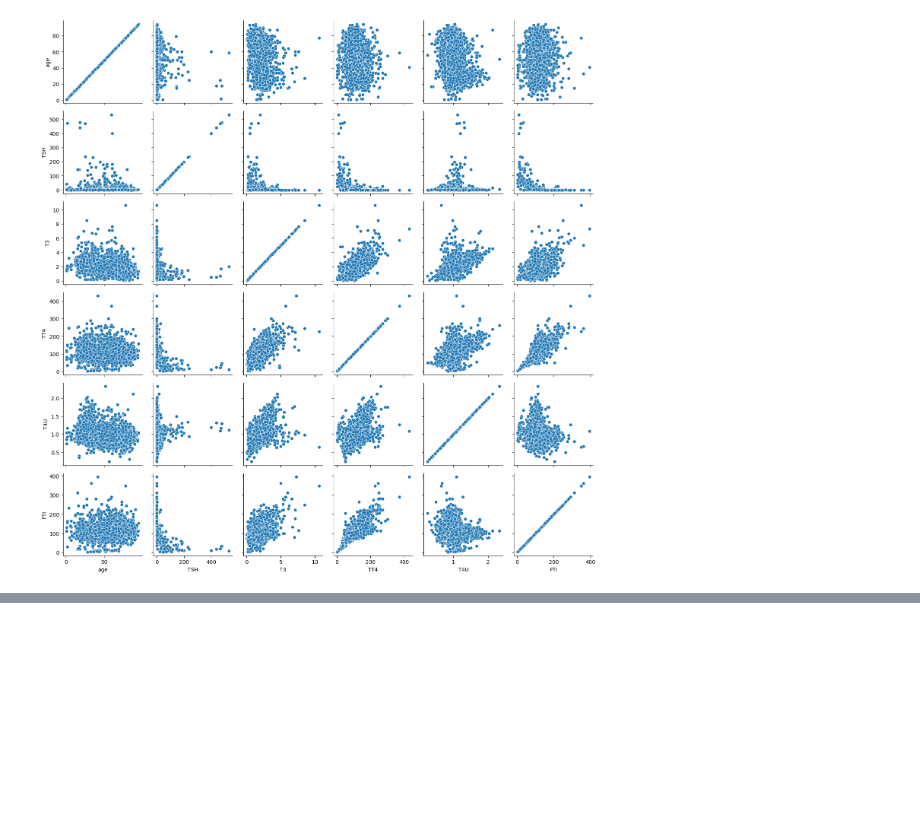
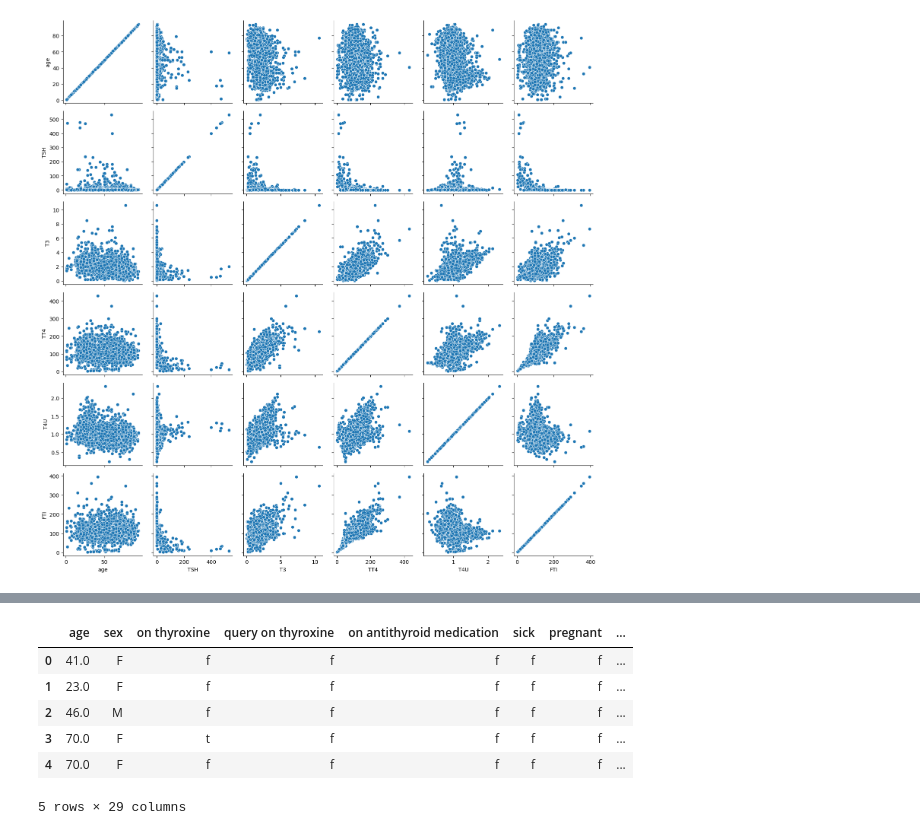
Before and after one commit to daredevil007-aks/Thyroid_-disease_detection_ML, a Jupyter notebook: Data/EDA.ipynb, the cells around one changed output, grey strips where cells are left out. Drawn from its saved outputs; the diff is of its cells as text; code cells hidden in the pictures; blank space fills up the shorter version.

```diff
--- a/Data/EDA.ipynb
+++ b/Data/EDA.ipynb
@@ -100,0 +121,10 @@ g.map(sns.scatterplot)
+# %%
+df.head(5)
+# %% [output]
+|  | age | sex | on thyroxine | query on thyroxine | on antithyroid medication | sick | pregnant | ... |
+| 0 | 41.0 | F | f | f | f | f | f | ... |
+| 1 | 23.0 | F | f | f | f | f | f | ... |
+| 2 | 46.0 | M | f | f | f | f | f | ... |
+| 3 | 70.0 | F | t | f | f | f | f | ... |
+| 4 | 70.0 | F | f | f | f | f | f | ... |
+5 rows × 29 columns
```
Also changed, not shown: parts of 3 cells of this notebook.
